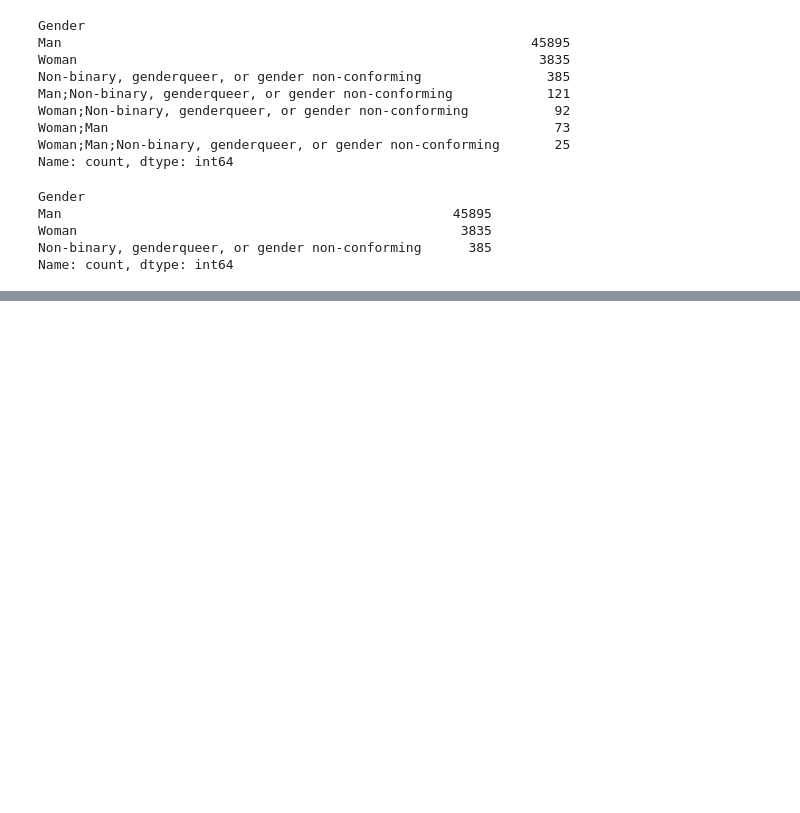
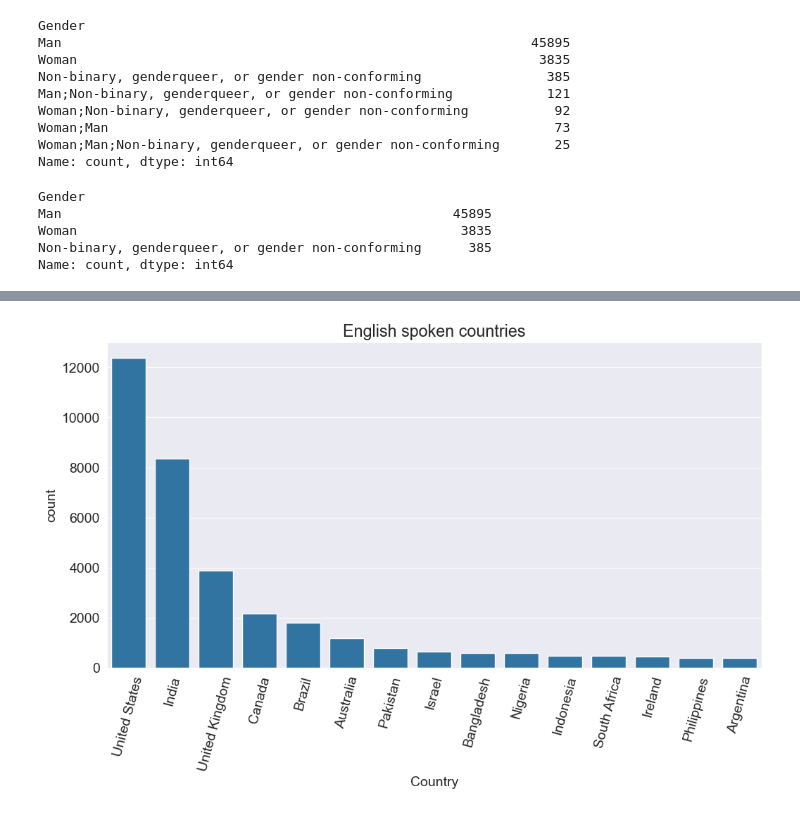
Before and after one commit to Montycodework/Data-analysis-stackoverflow-, a Jupyter notebook: Project_1_stackoverflow.ipynb, the cells around one changed output, grey strips where cells are left out. Cells and saved outputs as stored; diff of their text form; code cells hidden in the pictures; blank space fills up the shorter version.

```diff
--- a/Project_1_stackoverflow.ipynb
+++ b/Project_1_stackoverflow.ipynb
@@ -234,0 +326,2 @@ survey_df.sample(10)
+# %%
+english_speaking_countries = language_data[language_data['Languages Spoken'].str.contains('English')]['Country']
@@ -234,0 +343,3 @@ survey_df.sample(10)
+# %%
+english_stackoverflow = survey_df[survey_df['Country'].isin(english_speaking_countries)]
+non_english_stackoverflow = survey_df[~survey_df['Country'].isin(english_speaking_countries)]
@@ -234,0 +390,2 @@ survey_df.sample(10)
+# %%
+top_english_countries = english_stackoverflow.Country.value_counts().head(15)
@@ -234,0 +412,7 @@ survey_df.sample(10)
+# %%
+plt.figure(figsize=(12,6))
+plt.xticks(rotation=75)
+plt.title("English spoken countries")
+sns.barplot(x=top_english_countries.index, y=top_english_countries);
+# %% [output]
+[figure, added]
```
Also changed, not shown: parts of 49 cells of this notebook, 1 other file.
